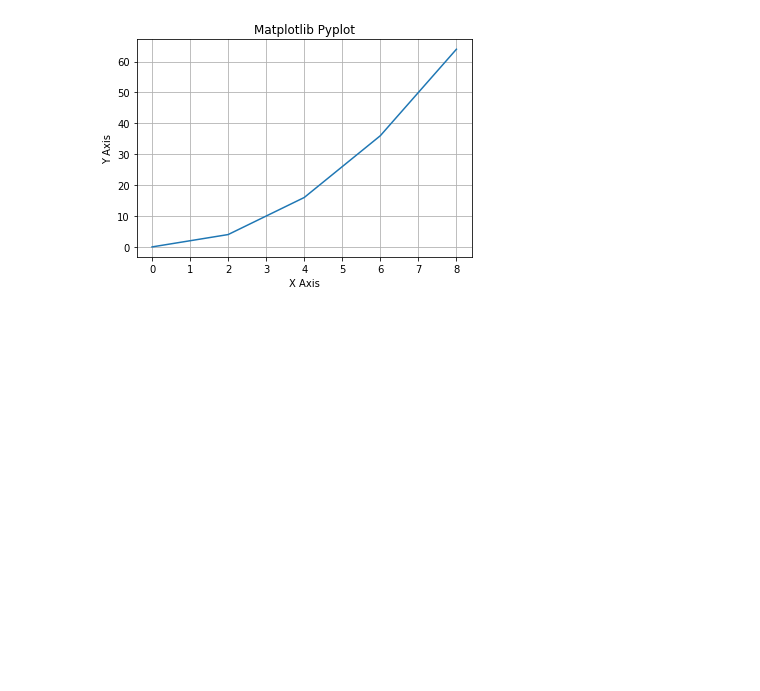
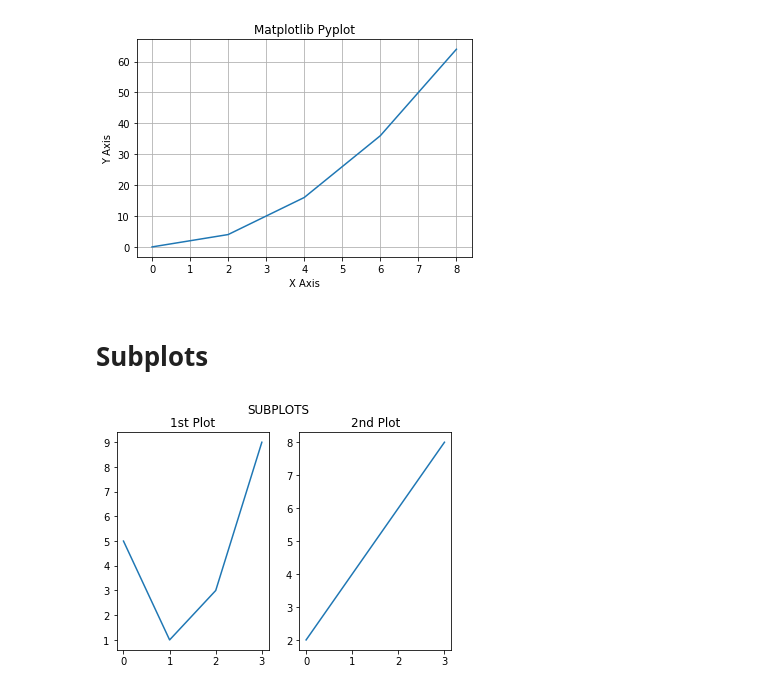
Before and after one commit to zafarlfc/Data_Analysis_Python, a Jupyter notebook: Matplotlib_Basics.ipynb, the cells around one changed output. Cells and saved outputs as stored; diff of their text form; code cells hidden in the pictures; blank space fills up the shorter version.

```diff
--- a/Matplotlib_Basics.ipynb
+++ b/Matplotlib_Basics.ipynb
@@ -81,3 +81,24 @@ plt.grid()
 plt.show()
 # %% [output]
 [figure]
+# %% [markdown]
+# Subplots
+# %%
+x = np.array([0, 1, 2, 3])
+y = np.array([5, 1, 3, 9])
+
+plt.subplot(1, 2, 1)        # 1 row and 2 columns and 1st subplot
+plt.plot(x,y)
+plt.title("1st Plot")
+
+x = np.array([0, 1, 2, 3])
+y = np.array([2, 4, 6, 8])
+
+plt.subplot(1, 2, 2)
+plt.plot(x,y)
+plt.title("2nd Plot")
+
+plt.suptitle("SUBPLOTS")      # Super title
+plt.show()
+# %% [output]
+[figure, added]
```
Also changed, not shown: parts of 11 cells of this notebook.
